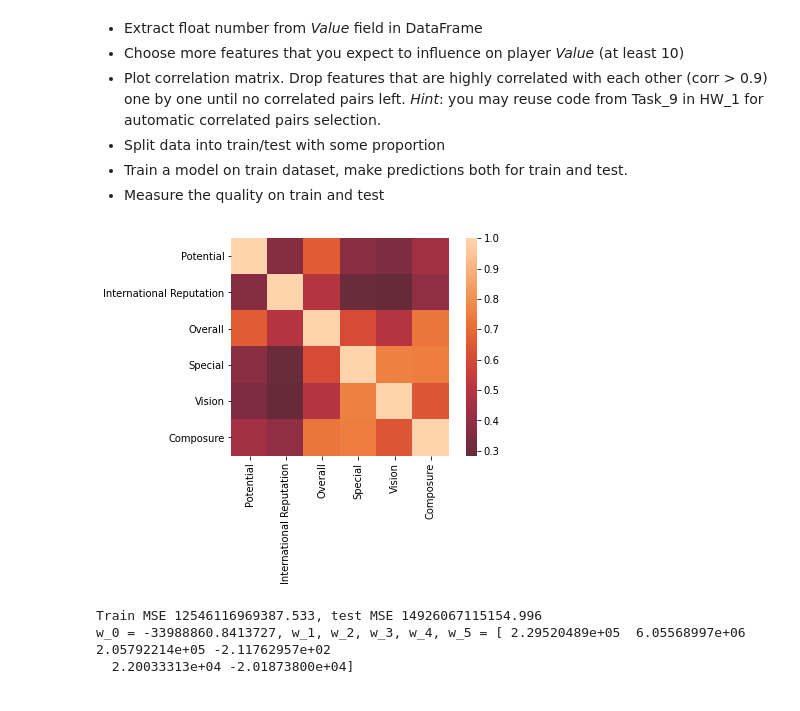
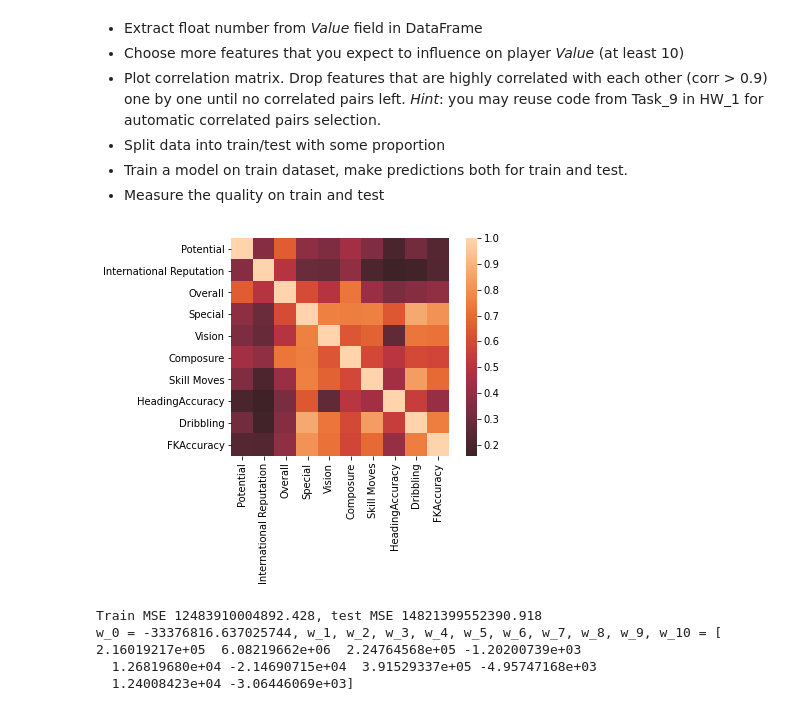
Before and after one commit to iZamza/ml-intro, a Jupyter notebook: 2_linear_regression/seminar_and_homework.ipynb, the cells around one changed output. Drawn from its saved outputs; the diff is of its cells as text; code cells hidden in the pictures.

```diff
--- a/2_linear_regression/seminar_and_homework.ipynb
+++ b/2_linear_regression/seminar_and_homework.ipynb
@@ -439,31 +435,32 @@ data.head()
 # %%
 # Your code and a bunch of cool ideas here
 data = data.dropna(subset=['Value'])
 
 f = lambda x: (1000.0 if x["Value"].find('K') != -1 else 1000000.0) * float(re.findall(r'(\d+(?:\.\d+)?)', x["Value"])[0])
 data["Value"] = data.apply(f, axis=1)
 
 features = ['Potential', 'International Reputation', 'Overall', 'Special', 'Vision', 'Composure',
-           'Skill Moves', ]
+           'Skill Moves', 'HeadingAccuracy', 'Dribbling', 'FKAccuracy']
 target = 'Value'
 for feat in features:
     data.fillna({feat: data[feat].mean()}, inplace=True)
 
 heatmap(data[features].corr(method='pearson'), center=0, square=True)
 plt.show()
 
 X_train, X_test, y_train, y_test = train_test_split(data[features].values,
                                                     data[target].values, train_size=0.8, random_state=2)
 lr = Ridge(0)
 lr.fit(X=X_train, y=y_train)
 
 y_pred_train = lr.predict(X_train)
 y_pred_test = lr.predict(X_test)
 
 print(f'Train MSE {mse(y_train, y_pred_train)}, test MSE {mse(y_test, y_pred_test)}')
-print(f'w_0 = {lr.intercept_}, w_1, w_2, w_3, w_4, w_5 = {lr.coef_}')
+print(f'w_0 = {lr.intercept_}, w_1, w_2, w_3, w_4, w_5, w_6, w_7, w_8, w_9, w_10 = {lr.coef_}')
 # %% [output]
-[figure, old version]
+[figure, new version]
-Train MSE 12546116969387.533, test MSE 14926067115154.996
-w_0 = -33988860.8413727, w_1, w_2, w_3, w_4, w_5 = [ 2.29520489e+05  6.05568997e+06  2.05792214e+05 -2.11762957e+02
-  2.20033313e+04 -2.01873800e+04]
+Train MSE 12483910004892.428, test MSE 14821399552390.918
+w_0 = -33376816.637025744, w_1, w_2, w_3, w_4, w_5, w_6, w_7, w_8, w_9, w_10 = [ 2.16019217e+05  6.08219662e+06  2.24764568e+05 -1.20200739e+03
+  1.26819680e+04 -2.14690715e+04  3.91529337e+05 -4.95747168e+03
+  1.24008423e+04 -3.06446069e+03]
```
Also changed, not shown: parts of 4 cells of this notebook.
